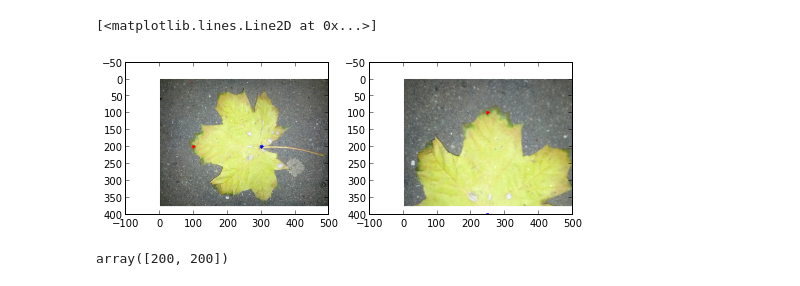
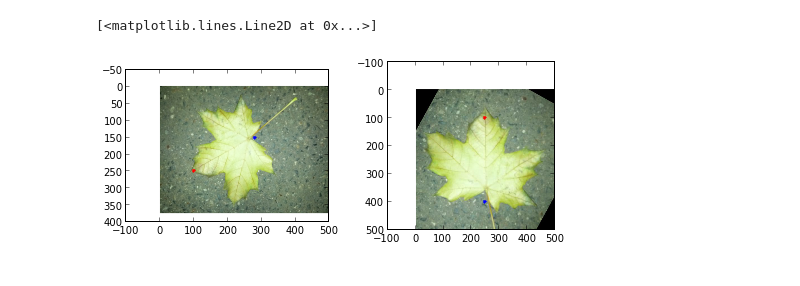
Before and after one commit to whatthefeuille/whatthefeuille, a Jupyter notebook: notebooks/plant_rotation.ipynb, the cells around one changed output. Saved outputs shown, nothing was run; the diff lists cells and outputs as text; code cells hidden in the pictures.

Commit message:
Updated notebook for image warping tests

```diff
--- a/notebooks/plant_rotation.ipynb
+++ b/notebooks/plant_rotation.ipynb
@@ -22,21 +4,22 @@ leaf_center = (leaf_top + leaf_base) / 2
+# %%
+original_path = '../data/all/platane/platane-3.jpeg'
+original = imread(original_path)
+
+base = np.array((280, 150))
+top = np.array((100, 250))
+warped_path, warped_base, warped_top = warp_img(original_path, base, top)
+warped = imread(warped_path)
 # %%
-tform = tf.estimate_transform('similarity', src, dst)
-rotated = tf.warp(leaf, tform)
-
 fig, (ax1, ax2) = plt.subplots(ncols=2, figsize=(8, 3))
 plt.gray()
 
-ax1.imshow(leaf)
+ax1.imshow(original)
 ax1.plot(base[0], base[1], ".b")
 ax1.plot(top[0], top[1], ".r")
 
-ax2.imshow(rotated)
-ax2.plot(expected_base[0], expected_base[1], ".b")
-ax2.plot(expected_top[0], expected_top[1], ".r")
+ax2.imshow(warped)
+ax2.plot(warped_base[0], warped_base[1], ".b")
+ax2.plot(warped_top[0], warped_top[1], ".r")
 # %% [output]
 [<matplotlib.lines.Line2D at 0x...>]
-[figure, old version]
+[figure, new version]
-# %%
-leaf_center
-# %% [output]
-array([200, 200])
```
Also changed, not shown: parts of 4 cells of this notebook.
